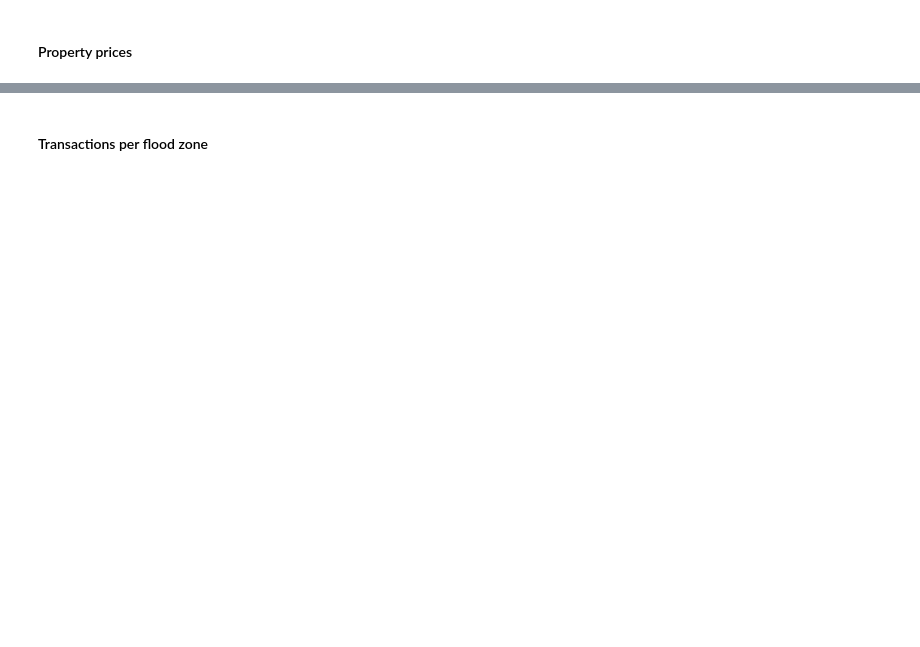
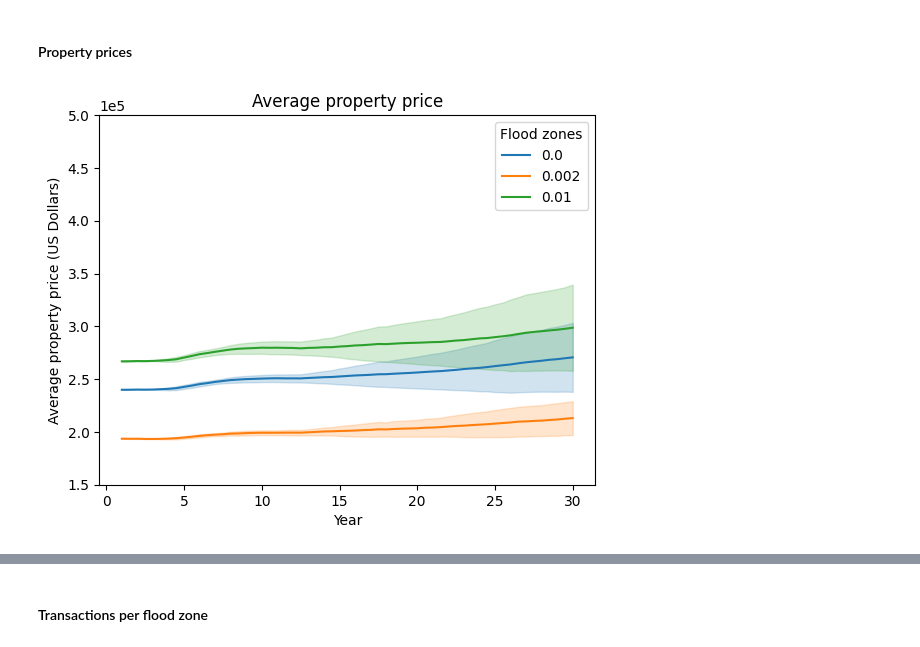
Before and after one commit to lizverbeek/RHEA_model, a Jupyter notebook: spatial_output.ipynb, the cells around one changed output, grey strips where cells are left out. Cells and saved outputs as stored; diff of their text form; code cells hidden in the pictures; blank space fills up the shorter version.

```diff
--- a/spatial_output.ipynb
+++ b/spatial_output.ipynb
@@ -122,21 +165,27 @@ plt.show()
 # %% [markdown]
 #### Property prices
 # %%
+%matplotlib inline
 # Average property prices
 owners_mean = owners_df[["Property price"]].groupby(["Year", "Run", "FLOOD_PROB"]).mean()["Property price"].groupby(["Year", "FLOOD_PROB"]).mean().unstack()
 owners_std = owners_df[["Property price"]].groupby(["Year", "Run", "FLOOD_PROB"]).mean()["Property price"].groupby(["Year", "FLOOD_PROB"]).std().unstack()
+
+owners_mean = owners_mean[1:]
+owners_std = owners_std[1:]
 
 fig, ax = plt.subplots()
 owners_mean.plot(ax=ax)
 for i, prob in enumerate([0, 0.002, 0.01]):
     ax.fill_between(owners_mean.index,
                     owners_mean[prob] - owners_std[prob],
                     owners_mean[prob] + owners_std[prob],
                     alpha=0.2, color=plt.legend().legendHandles[i].get_color())
 
 plt.ticklabel_format(axis='y', scilimits=(0, 0))
 plt.ylim(1.5e5, 5e5)
 plt.ylabel("Average property price (US Dollars)")
 plt.title("Average property price")
 plt.legend(title="Flood zones")
 plt.show()
+# %% [output]
+[figure, added]
```
Also changed, not shown: parts of 39 cells of this notebook, 11 other files.
